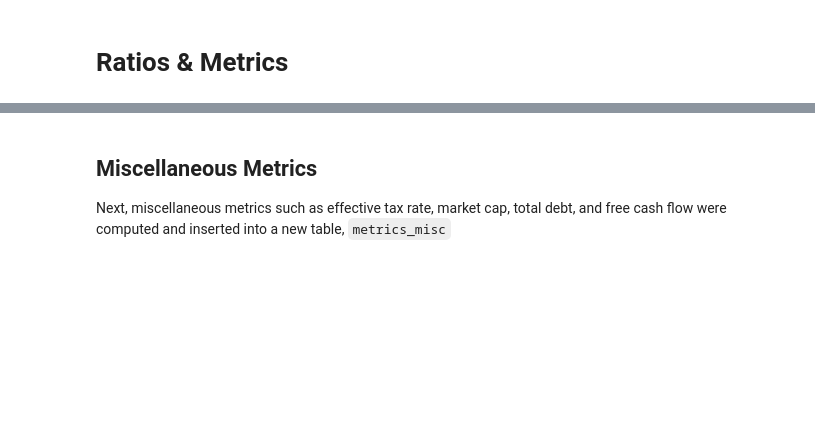
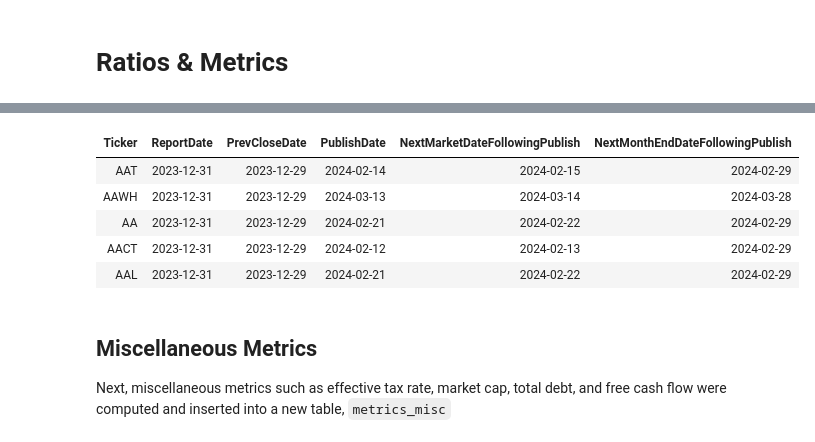
Before and after one commit to aaron-san/fundamentals-db-simfin-mysql, a Jupyter notebook: index.ipynb, the cells around one changed output, grey strips where cells are left out. Saved outputs shown, nothing was run; the diff lists cells and outputs as text; code cells hidden in the pictures; blank space fills up the shorter version.

```diff
--- a/index.ipynb
+++ b/index.ipynb
@@ -660,3 +714,37 @@ ON us_shareprices_monthly (SimFinId, Date);
+# %%
+# HideCell
+
+from IPython.display import HTML
+import json
+import pandas as pd
+from sqlalchemy import create_engine
+
+with open("mysql_creds.json") as f:
+    creds = json.load(f)
+
+engine = create_engine(
+    f"mysql+pymysql://{creds['user']}:{creds['password']}@localhost/{creds['database']}"
+)
+
+query = """
+SELECT *
+FROM dates_lookup
+WHERE
+    ReportDate BETWEEN '2023-01-01' AND '2023-12-31'
+ORDER BY ReportDate DESC
+LIMIT 10;"""
+
+df = pd.read_sql(query, engine)
+
+# -- df = pd.DataFrame(cursor.fetchall(), columns=[desc[0] for desc in cursor.description])
+HTML(df.tail().to_html(index=False))
+# %% [output]
+| Ticker | ReportDate | PrevCloseDate | PublishDate | NextMarketDateFollowingPublish | NextMonthEndDateFollowingPublish |
+| AAT | 2023-12-31 | 2023-12-29 | 2024-02-14 | 2024-02-15 | 2024-02-29 |
+| AAWH | 2023-12-31 | 2023-12-29 | 2024-03-13 | 2024-03-14 | 2024-03-28 |
+| AA | 2023-12-31 | 2023-12-29 | 2024-02-21 | 2024-02-22 | 2024-02-29 |
+| AACT | 2023-12-31 | 2023-12-29 | 2024-02-12 | 2024-02-13 | 2024-02-29 |
+| AAL | 2023-12-31 | 2023-12-29 | 2024-02-21 | 2024-02-22 | 2024-02-29 |
 # %% [markdown]
 ## Miscellaneous Metrics
 Next, miscellaneous metrics such as effective tax rate, market cap, total debt, and free cash flow were computed and inserted into a new table, `metrics_misc`
```
Also changed, not shown: parts of 10 cells of this notebook, 2 other files.
